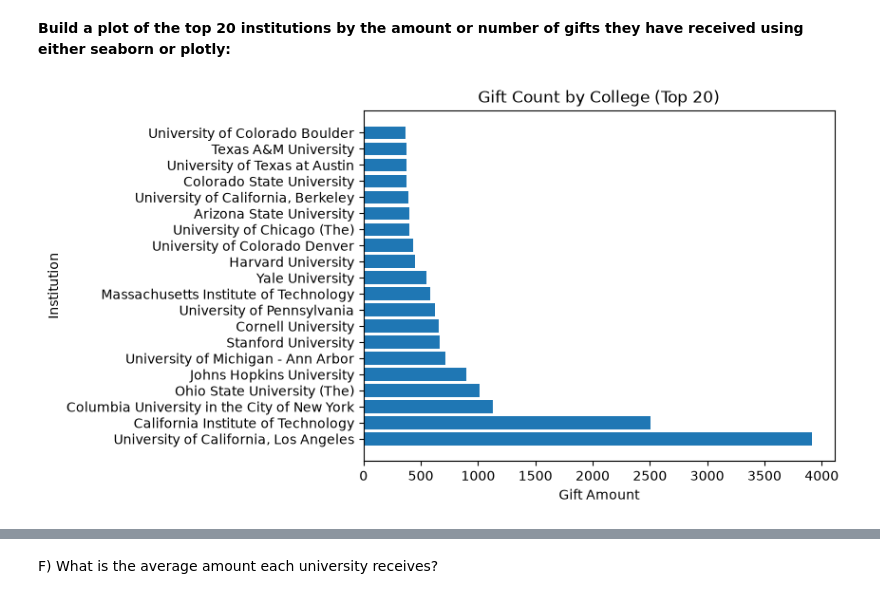
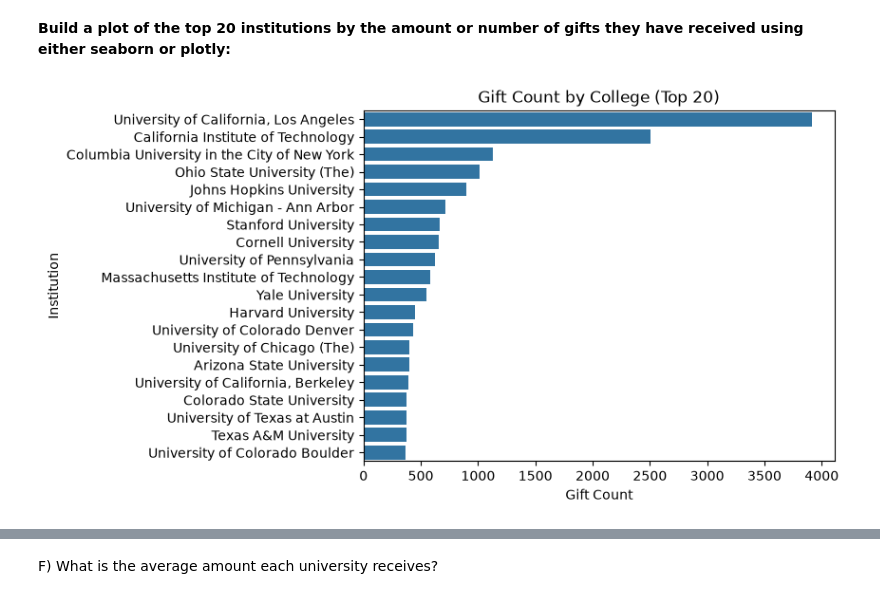
Before and after one commit to ae-phillips/uu_wrangling_and_eda, a Jupyter notebook: lab_1/initial_analysis.ipynb, the cells around one changed output, grey strips where cells are left out. Saved outputs shown, nothing was run; the diff lists cells and outputs as text; code cells hidden in the pictures.

```diff
--- a/lab_1/initial_analysis.ipynb
+++ b/lab_1/initial_analysis.ipynb
@@ -203,13 +203,17 @@ Institution that receives the most gifts by count:  University of California, Lo
 # %% [markdown]
 **Build a plot of the top 20 institutions by the amount or number of gifts they have received using either seaborn or plotly:**
 # %%
-plt.barh(college_count["Institution Name"].head(20), college_count["Gift Count"].head(20))
+sns.barplot(
+    data=college_count.head(20),
+    x="Gift Count",
+    y="Institution Name"
+)
 
-plt.xlabel("Gift Amount")
+plt.xlabel("Gift Count")
 plt.ylabel("Institution")
 plt.title("Gift Count by College (Top 20)")
 
 plt.show()
 # %% [output]
-[figure, old version]
+[figure, new version]
 # %%
```
Also changed, not shown: parts of 4 cells of this notebook.
